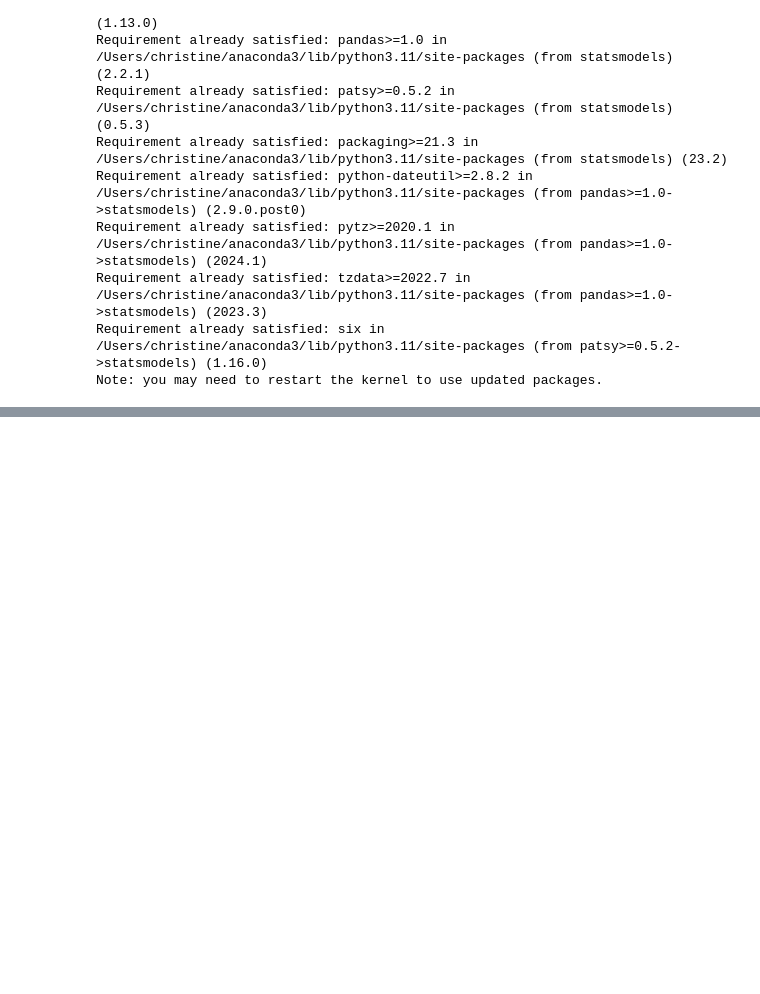
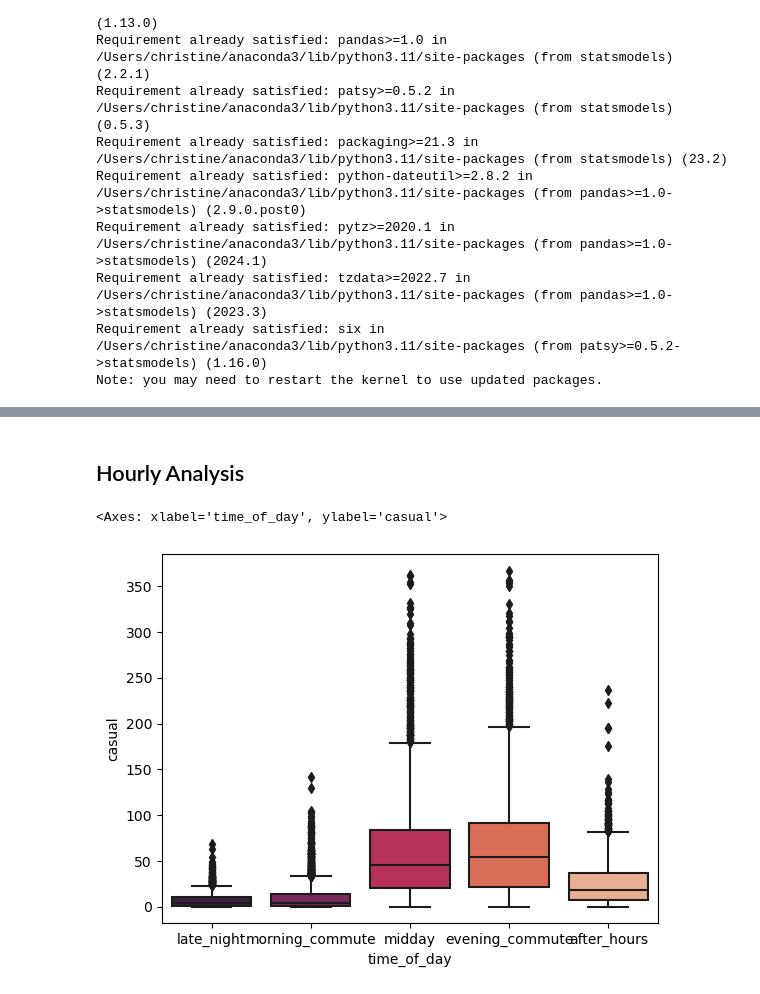
Before and after one commit to TangoMango223/schulich_MBAN6110, a Jupyter notebook: class_files/class8.ipynb, the cells around one changed output, grey strips where cells are left out. Cells and saved outputs as stored; diff of their text form; code cells hidden in the pictures; blank space fills up the shorter version.

```diff
--- a/class_files/class8.ipynb
+++ b/class_files/class8.ipynb
@@ -66,0 +95,8 @@ bikes.head()
+# %%
+# Convert datetime to datetime variable
+bikes["datetime"] = pd.to_datetime(bikes["datetime"])
+# %%
+# Extraction - timing, hours + specific windows
+# Monthly data, weekly data
+
+bikes["hour"] = bikes["datetime"].apply(lambda x: x.hour)
@@ -66,0 +112,14 @@ bikes.head()
+# %%
+def time_of_day(x):
+    if x >=3 and x <= 9:
+        return 'morning_commute'
+    elif x >= 10 and x <= 14:
+        return 'midday'
+    elif x >= 15 and x <= 19:
+        return 'evening_commute'
+    elif x >= 20 and x <= 23:
+        return 'after_hours'
+    else:
+        return 'late_night'
+# %%
+bikes["time_of_day"] = bikes["hour"].apply(time_of_day)
@@ -66,0 +135,7 @@ bikes.head()
+# %% [markdown]
+## Hourly Analysis
+# %%
+sns.boxplot(x = "time_of_day", y = "casual", data = bikes, palette="rocket")
+# %% [output]
+<Axes: xlabel='time_of_day', ylabel='casual'>
+[figure, added]
```
Also changed, not shown: parts of 16 cells of this notebook.
